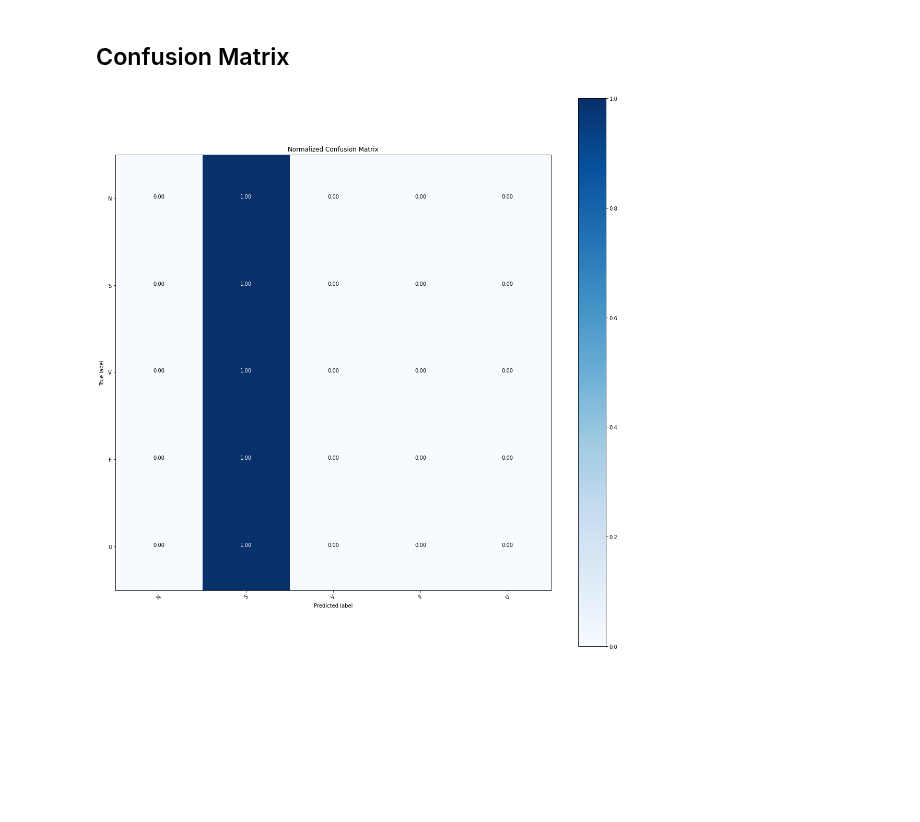
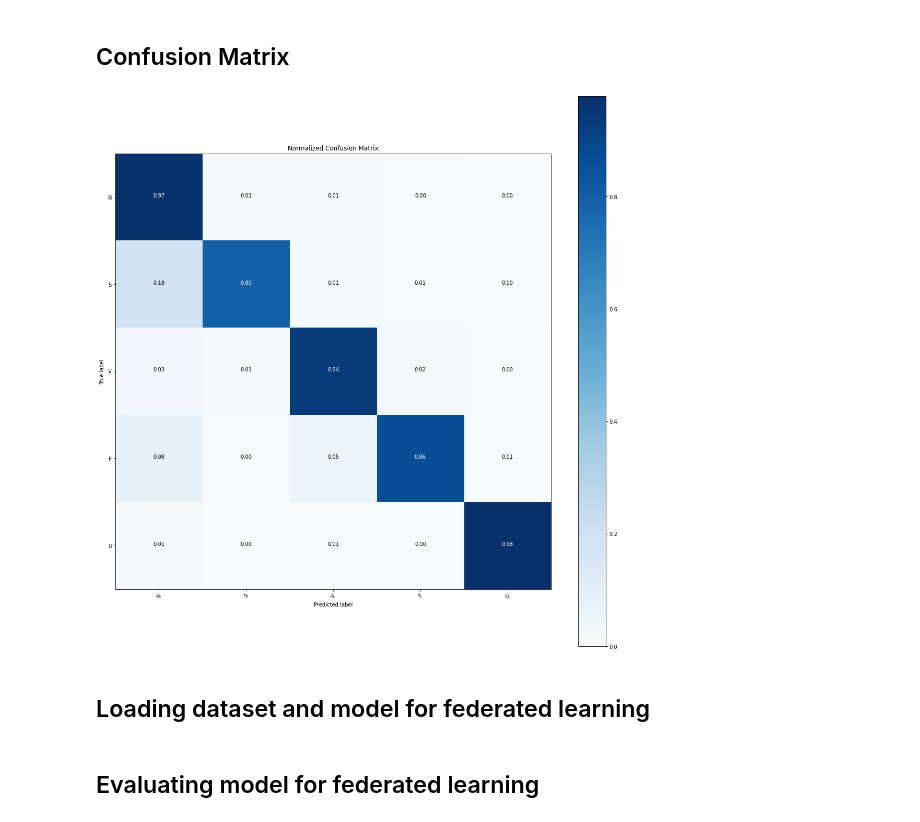
Before and after one commit to dilawarm/federated, a Jupyter notebook: notebooks/ModelAnalysis.ipynb, the cells around one changed output. Drawn from its saved outputs; the diff is of its cells as text; code cells hidden in the pictures; blank space fills up the shorter version.

Commit message:
Model analysis for fed

```diff
--- a/notebooks/ModelAnalysis.ipynb
+++ b/notebooks/ModelAnalysis.ipynb
@@ -15 +35,35 @@ nest_asyncio.apply()
+# %%
+"""
+Function that creates confusion matrix based upon the dataset and the model
+Displays the confusion matrix for the model.
+"""
+
+def make_confusion_matrix(X,y, model):
+    y_pred = model.predict(X)
+    y_test = np.argmax(y, axis=1)
+    y_pred = np.argmax(y_pred, axis=1)
+
+    cnf_matrix = confusion_matrix(y_test, y_pred)
+
+    labels = ["N", "S", "V", " F", "U"]
+
+    plt.figure(figsize=(15,15))
+    cnf_matrix =  cnf_matrix.astype('float') / cnf_matrix.sum(axis=1)[:, np.newaxis]
+    plt.imshow(cnf_matrix, interpolation='nearest', cmap=plt.cm.Blues)
+    plt.title("Normalized Confusion Matrix")
+    plt.colorbar()
+    ticks = np.arange(len(labels))
+    plt.xticks(ticks, labels, rotation=45)
+    plt.yticks(ticks, labels)
+
+    for i, j in itertools.product(range(cnf_matrix.shape[0]), range(cnf_matrix.shape[1])):
+        plt.text(j,i,format(cnf_matrix[i,j], '.2f'), horizontalalignment="center",
+                    color="white" if cnf_matrix[i, j] > cnf_matrix.max()/2 else "black")
+
+    plt.tight_layout()
+    plt.ylabel("True label")
+    plt.xlabel("Predicted label")
+
+
+    plt.show()
 # %% [markdown]
@@ -25 +71,3 @@ X_test.shape
+# %%
+X_test, y_test, model_centralized = load("centralized_dense_v0")
 # %% [markdown]
@@ -34,3 +74,0 @@ y_pred = model.predict(X_test)
-# %%
-y_test = np.argmax(y_test, axis=1)
-y_pred = np.argmax(y_pred, axis=1)
@@ -37,28 +79,8 @@ y_pred = np.argmax(y_pred, axis=1)
 # %% [markdown]
 ## Confusion Matrix
-# %%
-cnf_matrix = confusion_matrix(y_test, y_pred)
-
-labels = ["N", "S", "V", " F", "U"]
-
-plt.figure(figsize=(15,15))
-cnf_matrix =  cnf_matrix.astype('float') / cnf_matrix.sum(axis=1)[:, np.newaxis]
-plt.imshow(cnf_matrix, interpolation='nearest', cmap=plt.cm.Blues)
-plt.title("Normalized Confusion Matrix")
-plt.colorbar()
-ticks = np.arange(len(labels))
-plt.xticks(ticks, labels, rotation=45)
-plt.yticks(ticks, labels)
-
-for i, j in itertools.product(range(cnf_matrix.shape[0]), range(cnf_matrix.shape[1])):
-    plt.text(j,i,format(cnf_matrix[i,j], '.2f'), horizontalalignment="center",
-                 color="white" if cnf_matrix[i, j] > cnf_matrix.max()/2 else "black")
-
-plt.tight_layout()
-plt.ylabel("True label")
-plt.xlabel("Predicted label")
-
-
-plt.show()
-# %% [output]
-[figure, removed]
+# %%
+make_confusion_matrix(X_test, y_test, model_centralized)
+# %% [output]
+[figure, added]
+# %% [markdown]
+## Loading dataset and model for federated learning
@@ -64,0 +89,2 @@ plt.show()
+# %% [markdown]
+## Evaluating model for federated learning
```
Also changed, not shown: parts of 12 cells of this notebook, 1 other file.
